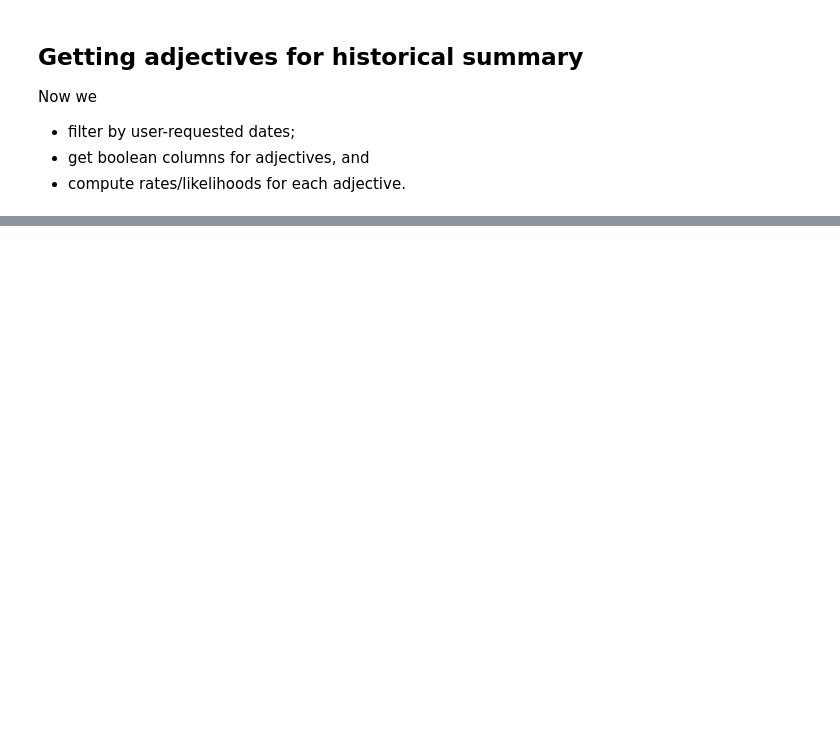
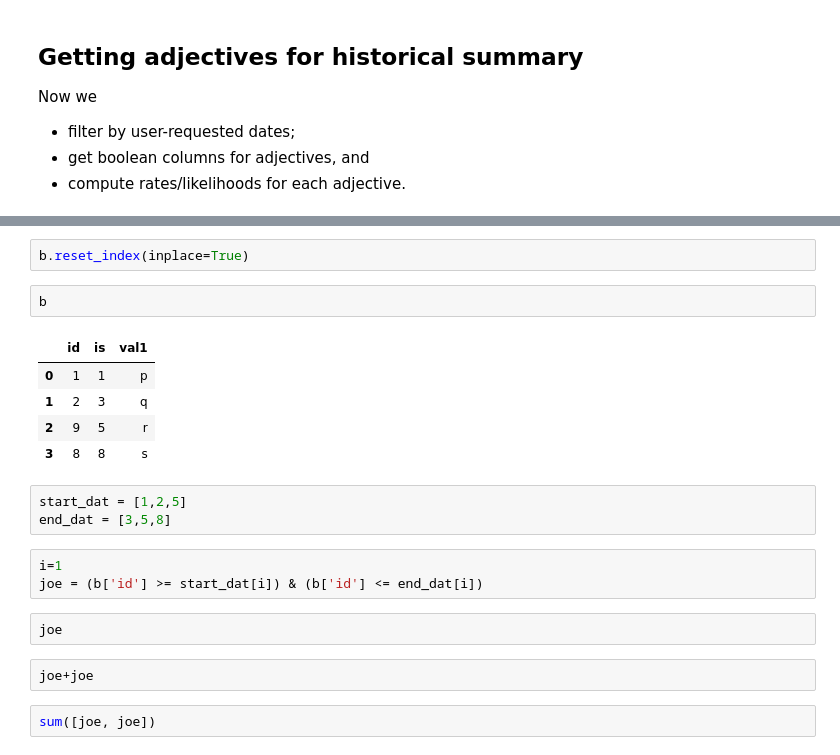
Before and after one commit to laurinalastella/Weather_Data_Analysis, a Jupyter notebook: Data_Cleaning/Alice_GetDataCLeanData.ipynb, the cells around one changed output, grey strips where cells are left out. Drawn from its saved outputs; the diff is of its cells as text; blank space fills up the shorter version.

```diff
--- a/Data_Cleaning/Alice_GetDataCLeanData.ipynb
+++ b/Data_Cleaning/Alice_GetDataCLeanData.ipynb
@@ -239,0 +356,22 @@ Now we
+# %%
+b.reset_index(inplace=True)
+# %%
+b
+# %% [output]
+|  | id | is | val1 |
+| 0 | 1 | 1 | p |
+| 1 | 2 | 3 | q |
+| 2 | 9 | 5 | r |
+| 3 | 8 | 8 | s |
+# %%
+start_dat = [1,2,5]
+end_dat = [3,5,8]
+# %%
+i=1
+joe = (b['id'] >= start_dat[i]) & (b['id'] <= end_dat[i])
+# %%
+joe
+# %%
+joe+joe
+# %%
+sum([joe, joe])
```
Also changed, not shown: parts of 18 cells of this notebook.
